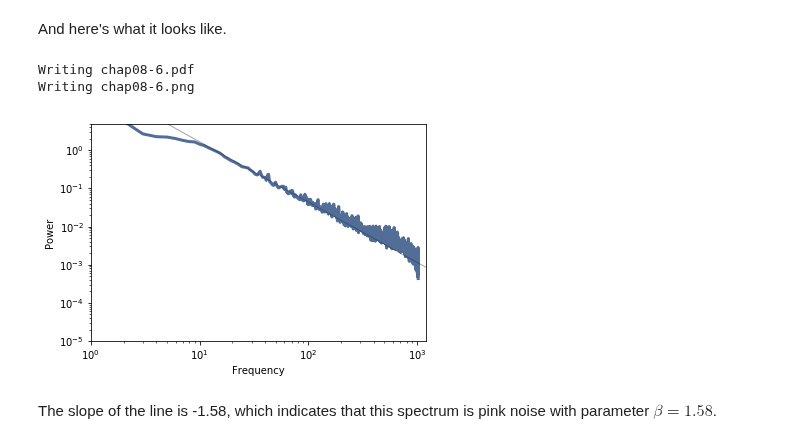
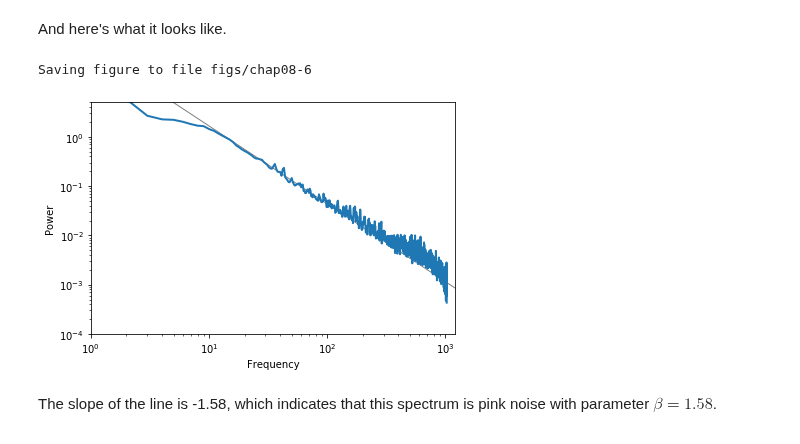
Before and after one commit to AllenDowney/ThinkComplexity2, a Jupyter notebook: soln/chap08soln.ipynb, the cells around one changed output. Cells and saved outputs as stored; diff of their text form; code cells hidden in the pictures.

```diff
--- a/soln/chap08soln.ipynb
+++ b/soln/chap08soln.ipynb
@@ -428,17 +491,20 @@ And here's what it looks like.
 # %%
 x = nperseg
 ys = np.array([x**1.58, 1]) / 2.7e3
-thinkplot.plot([1, x], ys, color='gray', linewidth=1)
+plt.plot([1, x], ys, color='gray', linewidth=1)
 
-thinkplot.plot(freqs, powers)
-thinkplot.config(xlabel='Frequency', xscale='log', xlim=[1, 1200],
-                 ylabel='Power', yscale='log', ylim=[1e-5, 5])
+plt.plot(freqs, powers)
+decorate(xlabel='Frequency',
+         xscale='log',
+         xlim=[1, 1200],
+         ylabel='Power',
+         yscale='log',
+         ylim=[1e-4, 5])
 
-thinkplot.save('chap08-6')
+savefig('figs/chap08-6')
 # %% [output]
-Writing chap08-6.pdf
-Writing chap08-6.png
+Saving figure to file figs/chap08-6
-[figure, old version]
+[figure, new version]
 # %% [markdown]
 The slope of the line is -1.58, which indicates that this spectrum is pink noise with parameter $\beta=1.58$.
 # %% [markdown]
```
Also changed, not shown: parts of 44 cells of this notebook, 5 other files.
